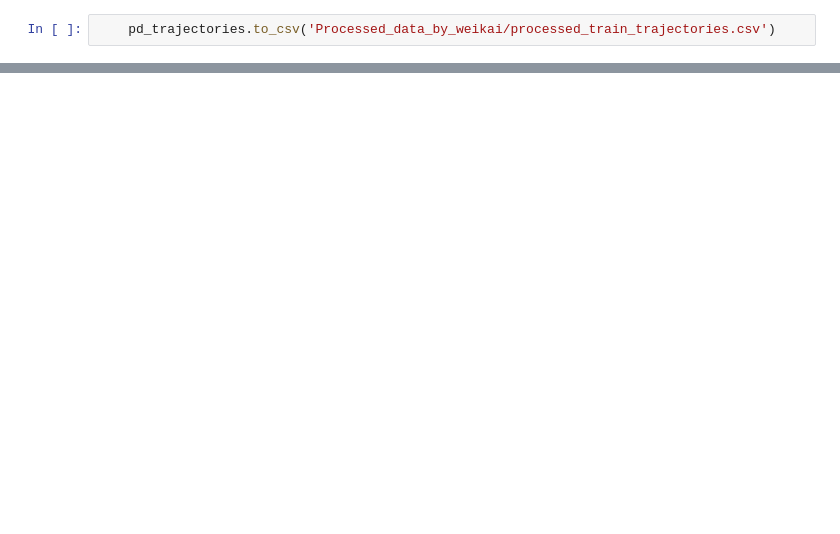
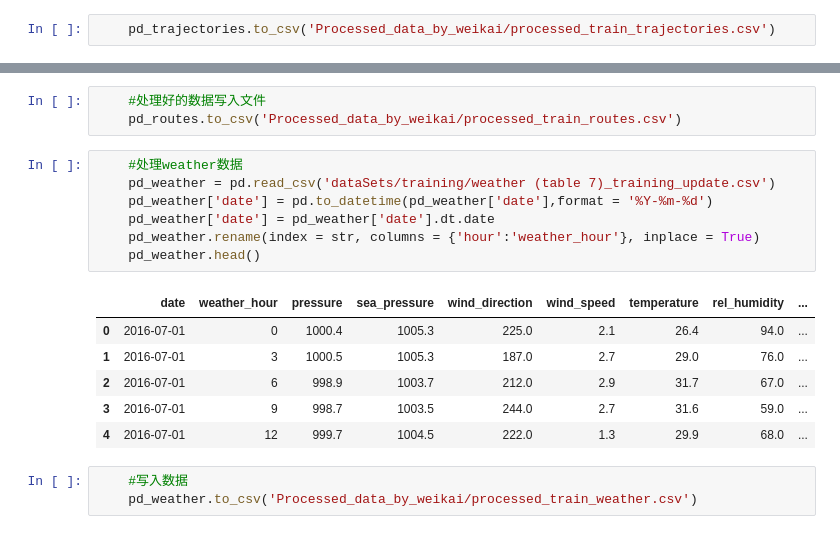
Before and after one commit to shenfanyi/KDD-2017, a Jupyter notebook: data_process.ipynb, the cells around one changed output, grey strips where cells are left out. Drawn from its saved outputs; the diff is of its cells as text; blank space fills up the shorter version.

```diff
--- a/data_process.ipynb
+++ b/data_process.ipynb
@@ -91,0 +221,20 @@ TypeError: drop() takes at least 2 arguments (1 given)
+# %%
+    #处理好的数据写入文件
+    pd_routes.to_csv('Processed_data_by_weikai/processed_train_routes.csv')
+# %%
+    #处理weather数据
+    pd_weather = pd.read_csv('dataSets/training/weather (table 7)_training_update.csv')
+    pd_weather['date'] = pd.to_datetime(pd_weather['date'],format = '%Y-%m-%d')
+    pd_weather['date'] = pd_weather['date'].dt.date
+    pd_weather.rename(index = str, columns = {'hour':'weather_hour'}, inplace = True)
+    pd_weather.head()
+# %% [output]
+|  | date | weather_hour | pressure | sea_pressure | wind_direction | wind_speed | temperature | rel_humidity | ... |
+| 0 | 2016-07-01 | 0 | 1000.4 | 1005.3 | 225.0 | 2.1 | 26.4 | 94.0 | ... |
+| 1 | 2016-07-01 | 3 | 1000.5 | 1005.3 | 187.0 | 2.7 | 29.0 | 76.0 | ... |
+| 2 | 2016-07-01 | 6 | 998.9 | 1003.7 | 212.0 | 2.9 | 31.7 | 67.0 | ... |
+| 3 | 2016-07-01 | 9 | 998.7 | 1003.5 | 244.0 | 2.7 | 31.6 | 59.0 | ... |
+| 4 | 2016-07-01 | 12 | 999.7 | 1004.5 | 222.0 | 1.3 | 29.9 | 68.0 | ... |
+# %%
+    #写入数据
+    pd_weather.to_csv('Processed_data_by_weikai/processed_train_weather.csv')
```
Also changed, not shown: parts of 13 cells of this notebook, 11 other files.
